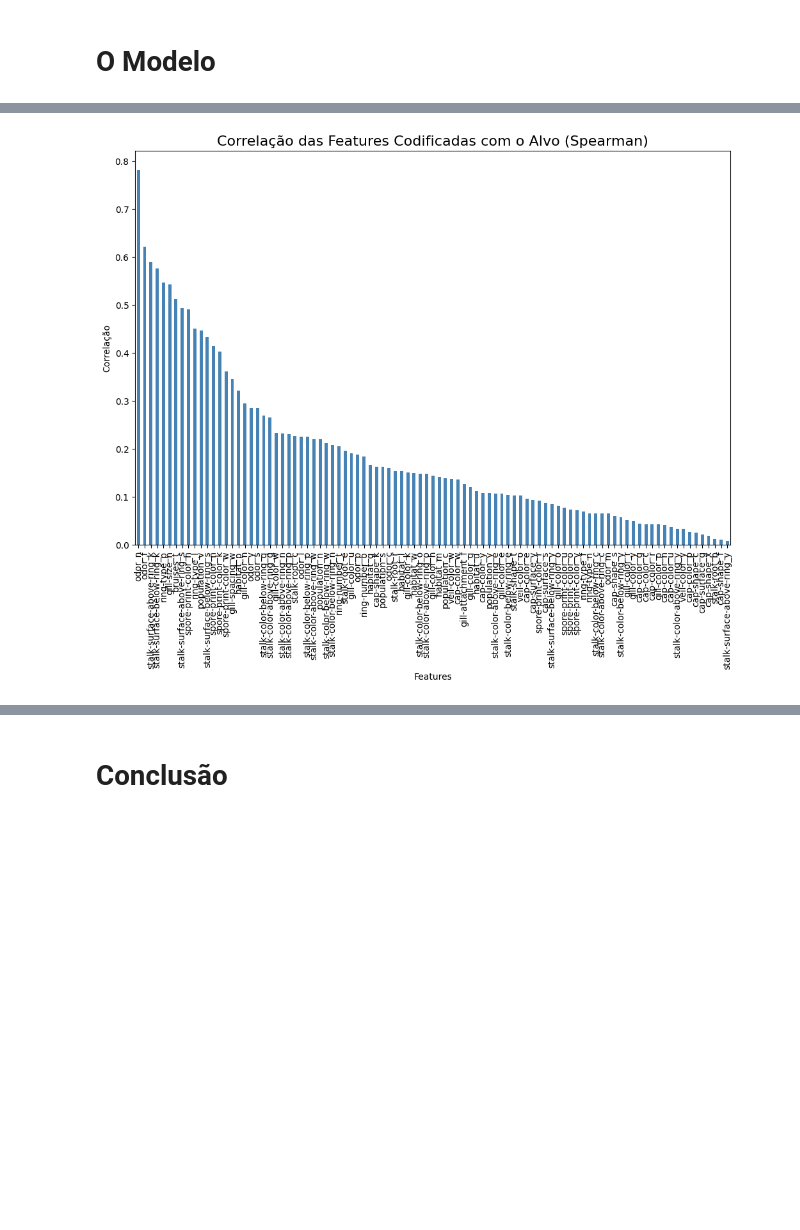
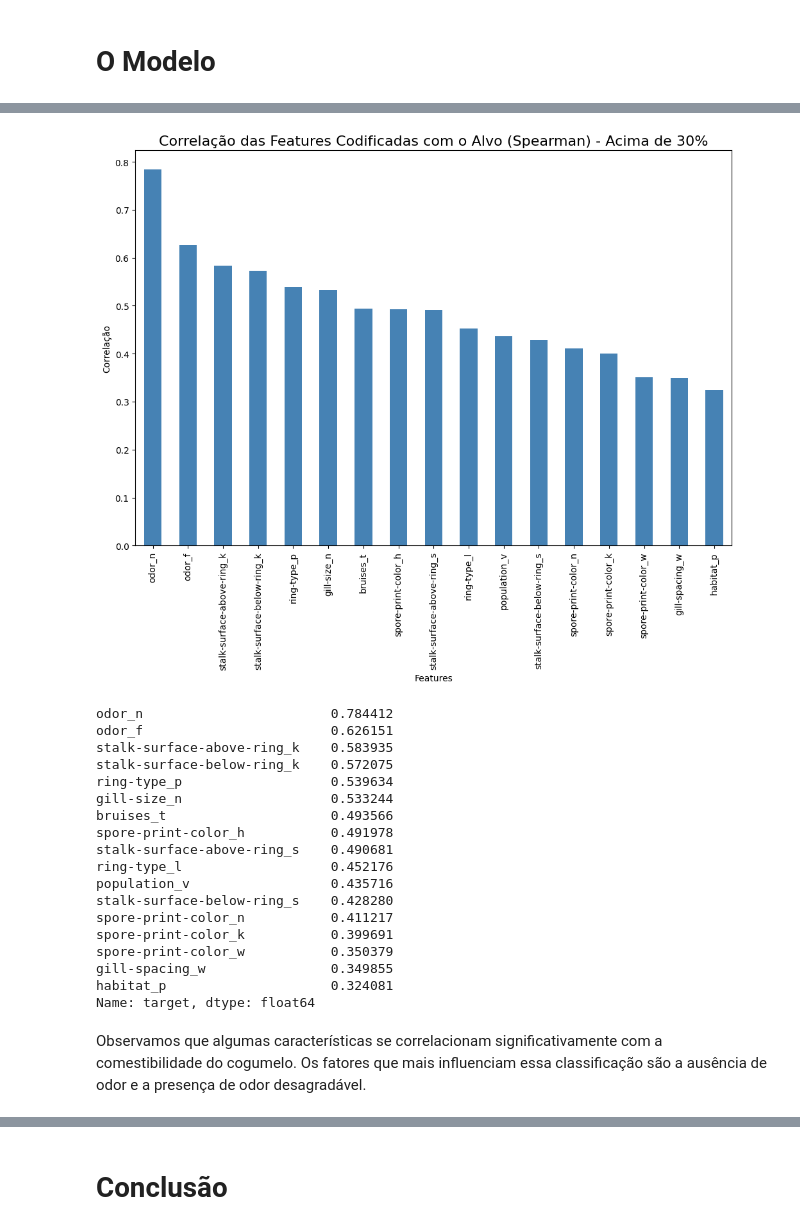
Before and after one commit to Igor999dev/mushroom, a Jupyter notebook: MVP_Cogumelo.ipynb, the cells around one changed output, grey strips where cells are left out. Saved outputs shown, nothing was run; the diff lists cells and outputs as text; code cells hidden in the pictures; blank space fills up the shorter version.

```diff
--- a/MVP_Cogumelo.ipynb
+++ b/MVP_Cogumelo.ipynb
@@ -176,0 +223,4 @@ Name: count, dtype: int64
+# %%
+# Exclusão de colunas
+df = df.drop(columns=['veil-type', 'stalk-root'])
+df.info()
@@ -220,19 +381,43 @@ plt.show()
 # %%
 # Adicionar y_train ao DataFrame de X_train para análise conjunta
 X_train_df['target'] = y_train
 
 # Calcular correlação entre cada feature e o alvo usando Spearman
 correlation_with_target = X_train_df.corr(method='spearman')['target'].drop('target')
 
+# Filtrar correlações acima de 30% (0.3)
+correlation_with_target = correlation_with_target[correlation_with_target.abs() > 0.3]
+
 # Ordenar as correlações por magnitude (absoluto)
 correlation_with_target = correlation_with_target.abs().sort_values(ascending=False)
 
 # Plotar as correlações
 plt.figure(figsize=(12, 8))
 correlation_with_target.plot(kind='bar', color='steelblue')
-plt.title("Correlação das Features Codificadas com o Alvo (Spearman)", fontsize=16)
+plt.title("Correlação das Features Codificadas com o Alvo (Spearman) - Acima de 30%", fontsize=16)
 plt.ylabel("Correlação")
 plt.xlabel("Features")
 plt.show()
+print(correlation_with_target)
 # %% [output]
-[figure, old version]
+[figure, new version]
+odor_n                        0.784412
+odor_f                        0.626151
+stalk-surface-above-ring_k    0.583935
+stalk-surface-below-ring_k    0.572075
+ring-type_p                   0.539634
+gill-size_n                   0.533244
+bruises_t                     0.493566
+spore-print-color_h           0.491978
+stalk-surface-above-ring_s    0.490681
+ring-type_l                   0.452176
+population_v                  0.435716
+stalk-surface-below-ring_s    0.428280
+spore-print-color_n           0.411217
+spore-print-color_k           0.399691
+spore-print-color_w           0.350379
+gill-spacing_w                0.349855
+habitat_p                     0.324081
+Name: target, dtype: float64
+# %% [markdown]
+Observamos que algumas características se correlacionam significativamente com a comestibilidade do cogumelo. Os fatores que mais influenciam essa classificação são a ausência de odor e a presença de odor desagradável.
```
Also changed, not shown: parts of 39 cells of this notebook.
